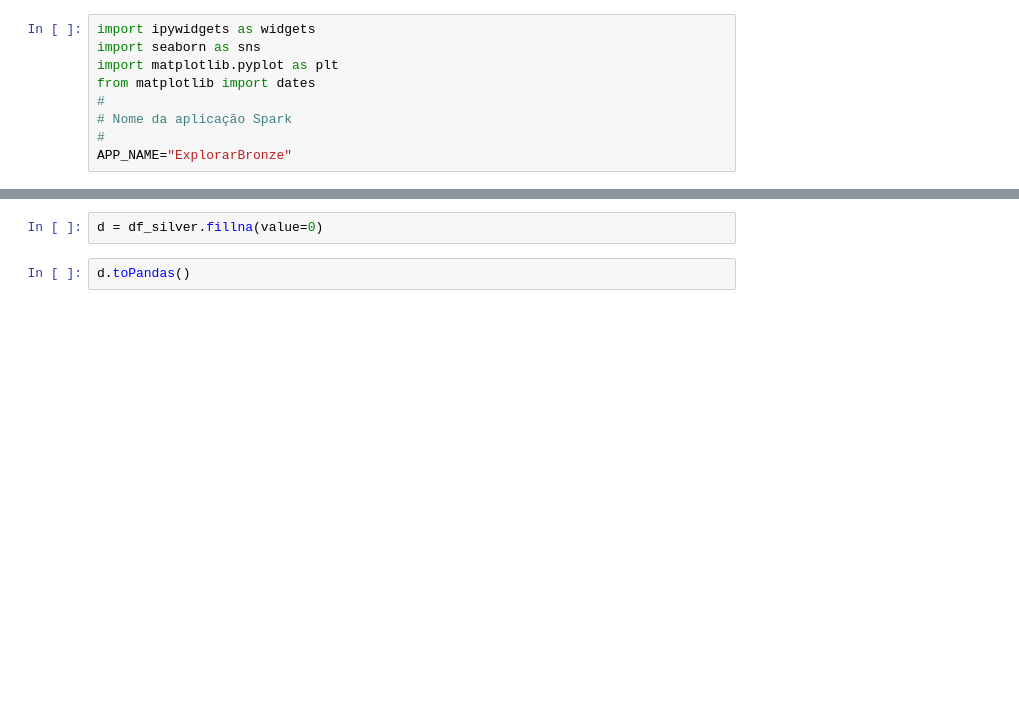
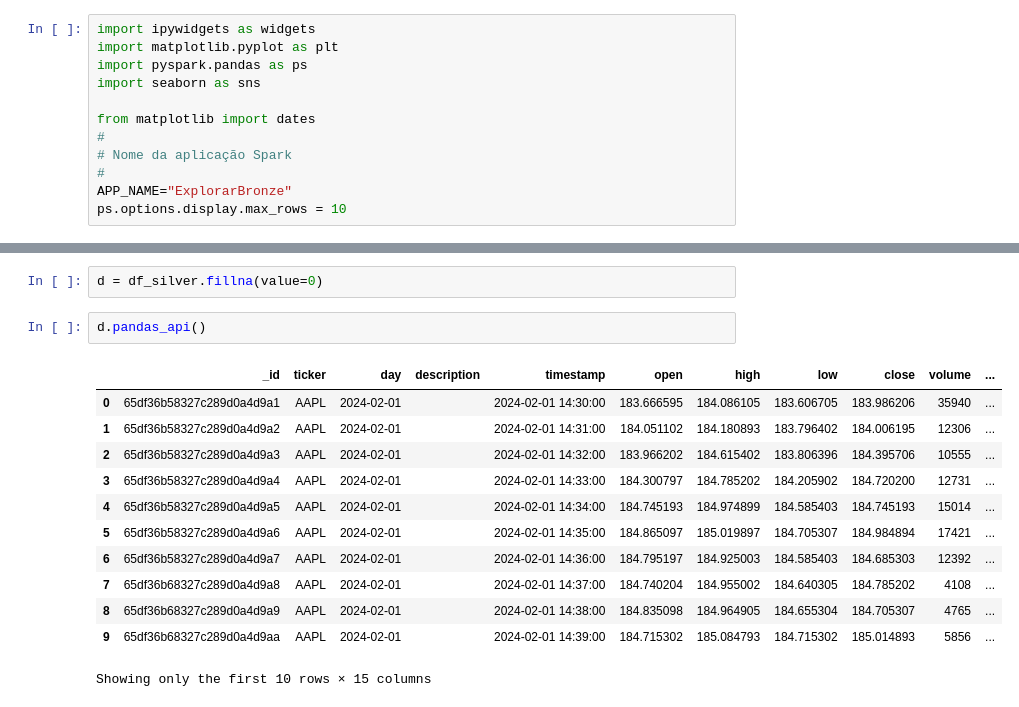
Before and after one commit to nemesysdata/nemesys-demo, a Jupyter notebook: Nemesys_Stream_101/notebooks/ExplorarBronze.ipynb, the cells around one changed output, grey strips where cells are left out. Cells and saved outputs as stored; diff of their text form; blank space fills up the shorter version.

```diff
--- a/Nemesys_Stream_101/notebooks/ExplorarBronze.ipynb
+++ b/Nemesys_Stream_101/notebooks/ExplorarBronze.ipynb
@@ -6,13 +6,16 @@ Analisar os dados na camada bronze para compreender o cenário e identificar as
 ## Importar bibliotecar
 # %%
 import ipywidgets as widgets
+import matplotlib.pyplot as plt
+import pyspark.pandas as ps
 import seaborn as sns
-import matplotlib.pyplot as plt
+
 from matplotlib import dates
 #
 # Nome da aplicação Spark
 #
 APP_NAME="ExplorarBronze"
+ps.options.display.max_rows = 10
 # %% [markdown]
 ## Inicializar Spark e definir funções de apoio
 # %%
@@ -164,4 +206,17 @@ where ticker = "AAPL"
 # %%
 d = df_silver.fillna(value=0)
 # %%
-d.toPandas()
+d.pandas_api()
+# %% [output]
+|  | _id | ticker | day | description | timestamp | open | high | low | close | volume | ... |
+| 0 | 65df36b58327c289d0a4d9a1 | AAPL | 2024-02-01 |  | 2024-02-01 14:30:00 | 183.666595 | 184.086105 | 183.606705 | 183.986206 | 35940 | ... |
+| 1 | 65df36b58327c289d0a4d9a2 | AAPL | 2024-02-01 |  | 2024-02-01 14:31:00 | 184.051102 | 184.180893 | 183.796402 | 184.006195 | 12306 | ... |
+| 2 | 65df36b58327c289d0a4d9a3 | AAPL | 2024-02-01 |  | 2024-02-01 14:32:00 | 183.966202 | 184.615402 | 183.806396 | 184.395706 | 10555 | ... |
+| 3 | 65df36b58327c289d0a4d9a4 | AAPL | 2024-02-01 |  | 2024-02-01 14:33:00 | 184.300797 | 184.785202 | 184.205902 | 184.720200 | 12731 | ... |
+| 4 | 65df36b58327c289d0a4d9a5 | AAPL | 2024-02-01 |  | 2024-02-01 14:34:00 | 184.745193 | 184.974899 | 184.585403 | 184.745193 | 15014 | ... |
+| 5 | 65df36b58327c289d0a4d9a6 | AAPL | 2024-02-01 |  | 2024-02-01 14:35:00 | 184.865097 | 185.019897 | 184.705307 | 184.984894 | 17421 | ... |
+| 6 | 65df36b58327c289d0a4d9a7 | AAPL | 2024-02-01 |  | 2024-02-01 14:36:00 | 184.795197 | 184.925003 | 184.585403 | 184.685303 | 12392 | ... |
+| 7 | 65df36b68327c289d0a4d9a8 | AAPL | 2024-02-01 |  | 2024-02-01 14:37:00 | 184.740204 | 184.955002 | 184.640305 | 184.785202 | 4108 | ... |
+| 8 | 65df36b68327c289d0a4d9a9 | AAPL | 2024-02-01 |  | 2024-02-01 14:38:00 | 184.835098 | 184.964905 | 184.655304 | 184.705307 | 4765 | ... |
+| 9 | 65df36b68327c289d0a4d9aa | AAPL | 2024-02-01 |  | 2024-02-01 14:39:00 | 184.715302 | 185.084793 | 184.715302 | 185.014893 | 5856 | ... |
+Showing only the first 10 rows × 15 columns
```
Also changed, not shown: parts of 6 cells of this notebook, 7 other files.
